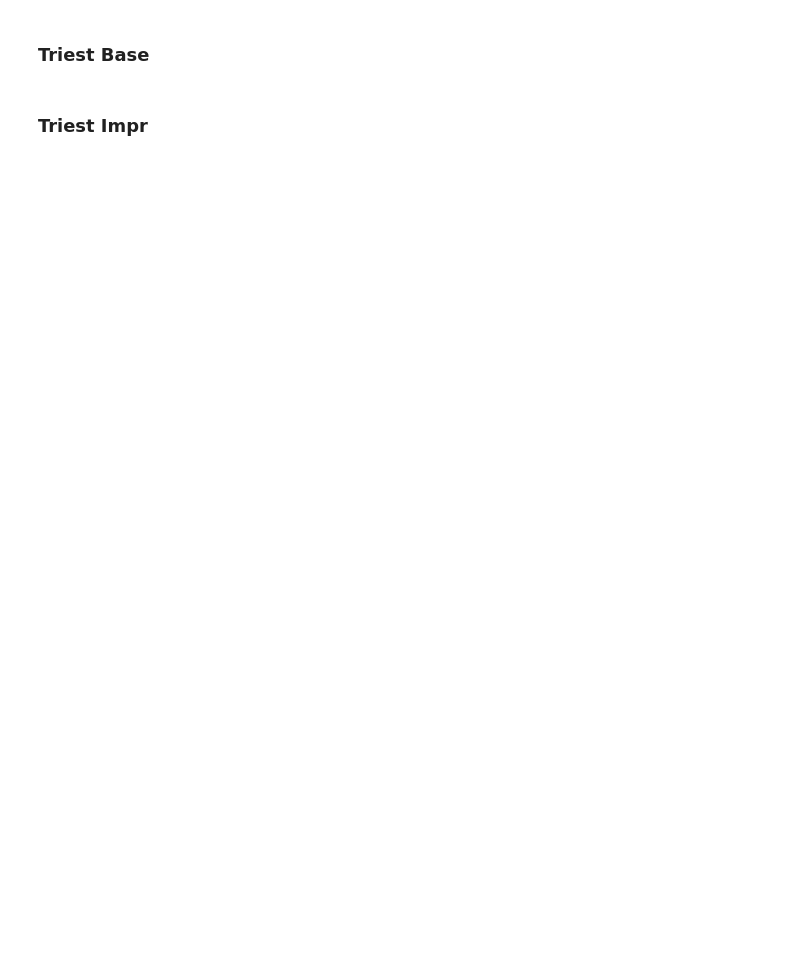
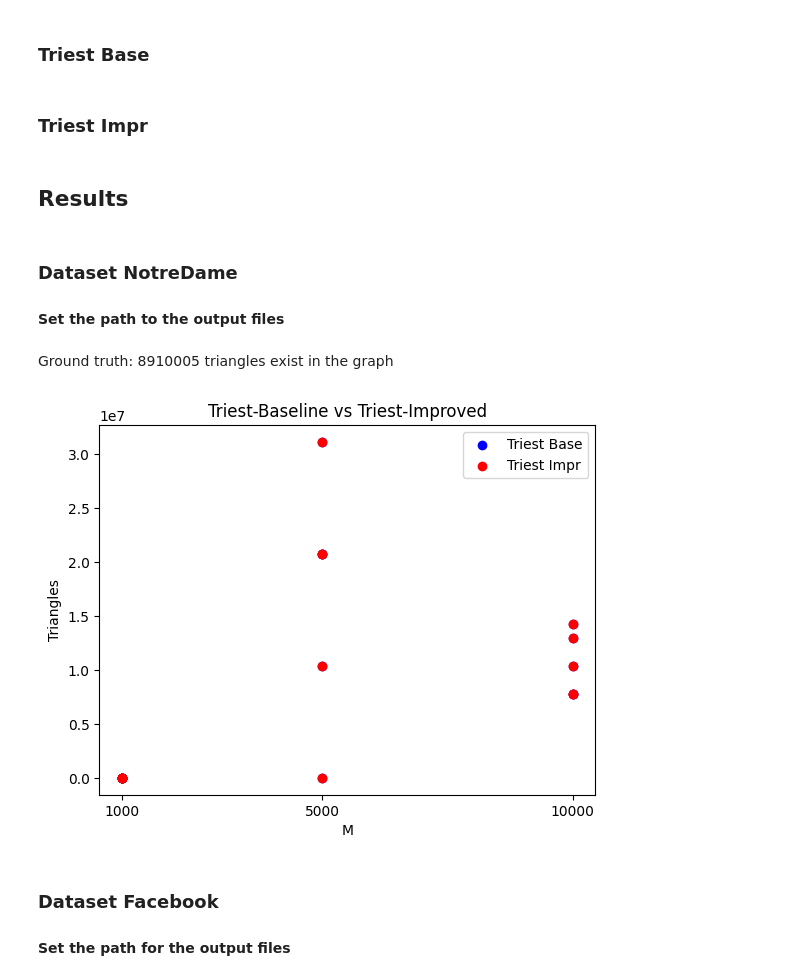
Before and after one commit to noeljn/Data-Mining, a Jupyter notebook: (3)_Mining_Data_Streams/code/main.ipynb, the cells around one changed output. Saved outputs shown, nothing was run; the diff lists cells and outputs as text; code cells hidden in the pictures; blank space fills up the shorter version.

```diff
--- a/(3)_Mining_Data_Streams/code/main.ipynb
+++ b/(3)_Mining_Data_Streams/code/main.ipynb
@@ -61,3 +64,20 @@ with open("data/triest_impr.csv", "w") as f:
     writer = csv.writer(f)
     writer.writerow(["iteration", "M", "triangles", "time"])
     writer.writerows(estimations)
+# %% [markdown]
+## Results
+# %% [markdown]
+### Dataset NotreDame
+#### Set the path to the output files
+# %%
+path_triest_base = "../output/triest_base_notredame.csv"
+path_triest_impr = "../output/triest_impr_notredame.csv"
+# %% [markdown]
+Ground truth: 8910005 triangles exist in the graph
+# %%
+plot(path_triest_base, path_triest_base)
+# %% [output]
+[figure, added]
+# %% [markdown]
+### Dataset Facebook
+#### Set the path for the output files
```
Also changed, not shown: parts of 3 cells of this notebook, 4 other files.
